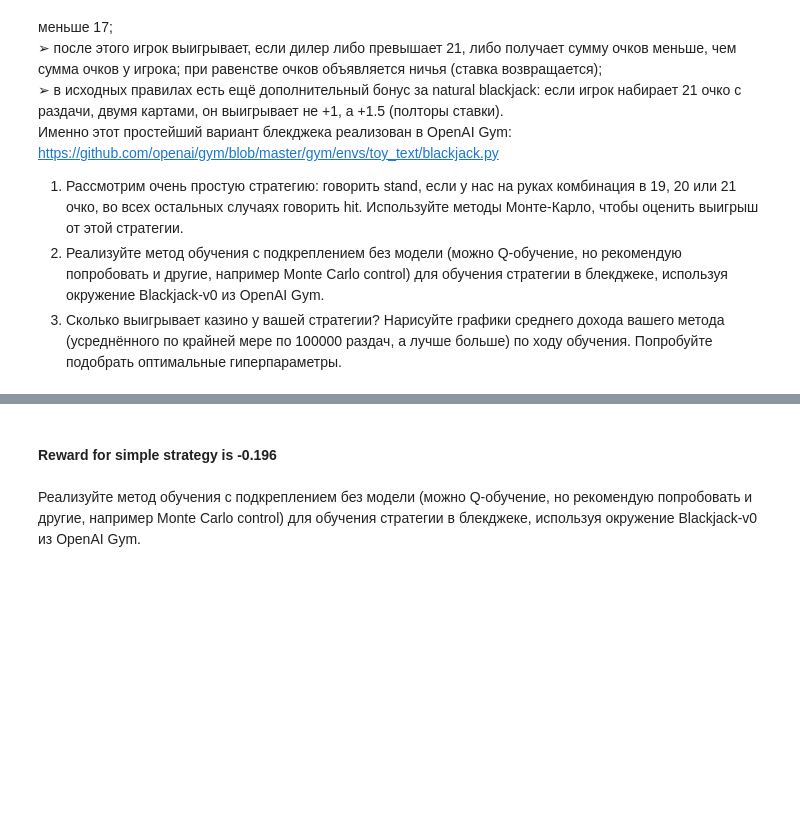
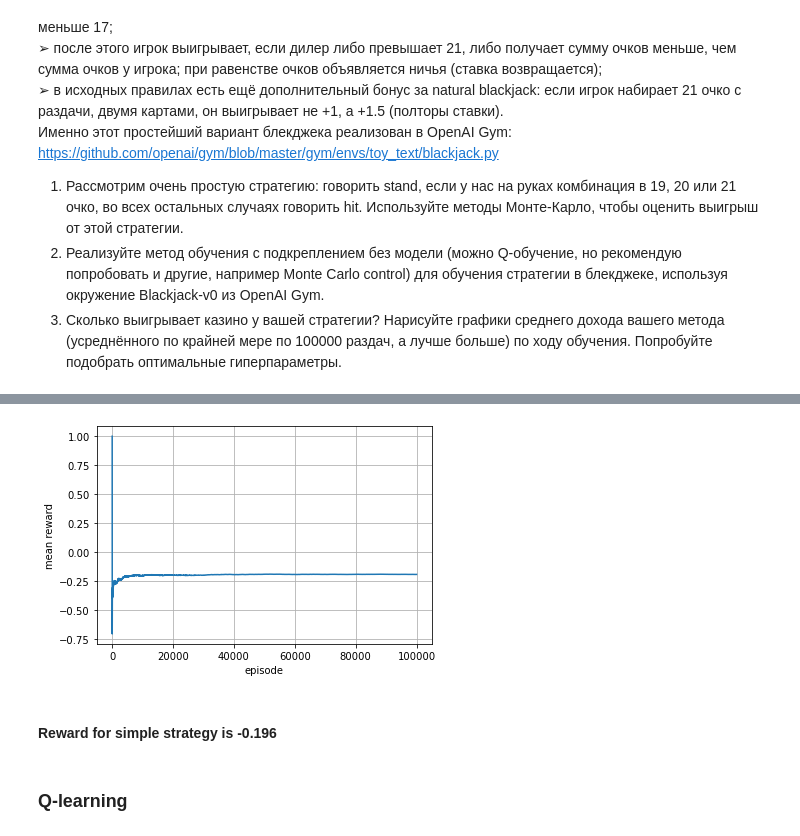
Before and after one commit to GreasyGoose/dl_adv, a Jupyter notebook: HW1_blackjack.ipynb, the cells around one changed output, grey strips where cells are left out. Cells and saved outputs as stored; diff of their text form; code cells hidden in the pictures; blank space fills up the shorter version.

```diff
--- a/HW1_blackjack.ipynb
+++ b/HW1_blackjack.ipynb
@@ -51,6 +54,15 @@ def simple_strategy_episode(env):
         observation, reward, done, _ = env.step(action)
         rewards.append(reward)
     return obs, actions, rewards
+# %%
+def plot_mean_reward(reward_history):
+    b = np.cumsum(reward_history)
+    mean_reward = b/np.arange(1, b.shape[0] + 1)
+    plt.plot(mean_reward)
+    plt.xlabel('episode')
+    plt.ylabel('mean reward')
+    plt.grid()
+    plt.show()
 # %%
 #Single example
 obs, actions, rewards = simple_strategy_episode(env)
@@ -60,9 +72,11 @@ observations[score_player, score_dealer, usable_ace]=[(9, 1, False), (18, 1, Fal
 # %%
 num_of_episodes = int(1e5)
 simple_strategy_reward = 0
+reward_history = []
 for i in range(num_of_episodes):
     _, _, rewards = simple_strategy_episode(env)
-    simple_strategy_reward = (simple_strategy_reward * (i + 1) + rewards[-1]) / ((i + 1) + 1)
+    simple_strategy_reward = (simple_strategy_reward * i + rewards[-1]) / (i + 1)
+    reward_history.append(rewards[-1])
 # %%
 print(f"Reward for simple strategy is {simple_strategy_reward}")
 # %% [output]
@@ -70,6 +84,10 @@ Reward for simple strategy is -0.19606803931960404
+# %%
+plot_mean_reward(reward_history)
+# %% [output]
+[figure, added]
 # %%
 env.close()
 # %% [markdown]
 #### Reward for simple strategy is -0.196
-# %% [markdown]
-Реализуйте метод обучения с подкреплением без модели (можно Q-обучение, но рекомендую попробовать и другие, например Monte Carlo control) для обучения стратегии в блекджеке, используя окружение Blackjack-v0 из OpenAI Gym.
+# %% [markdown]
+### Q-learning
```
Also changed, not shown: parts of 45 cells of this notebook, 3 other files.
